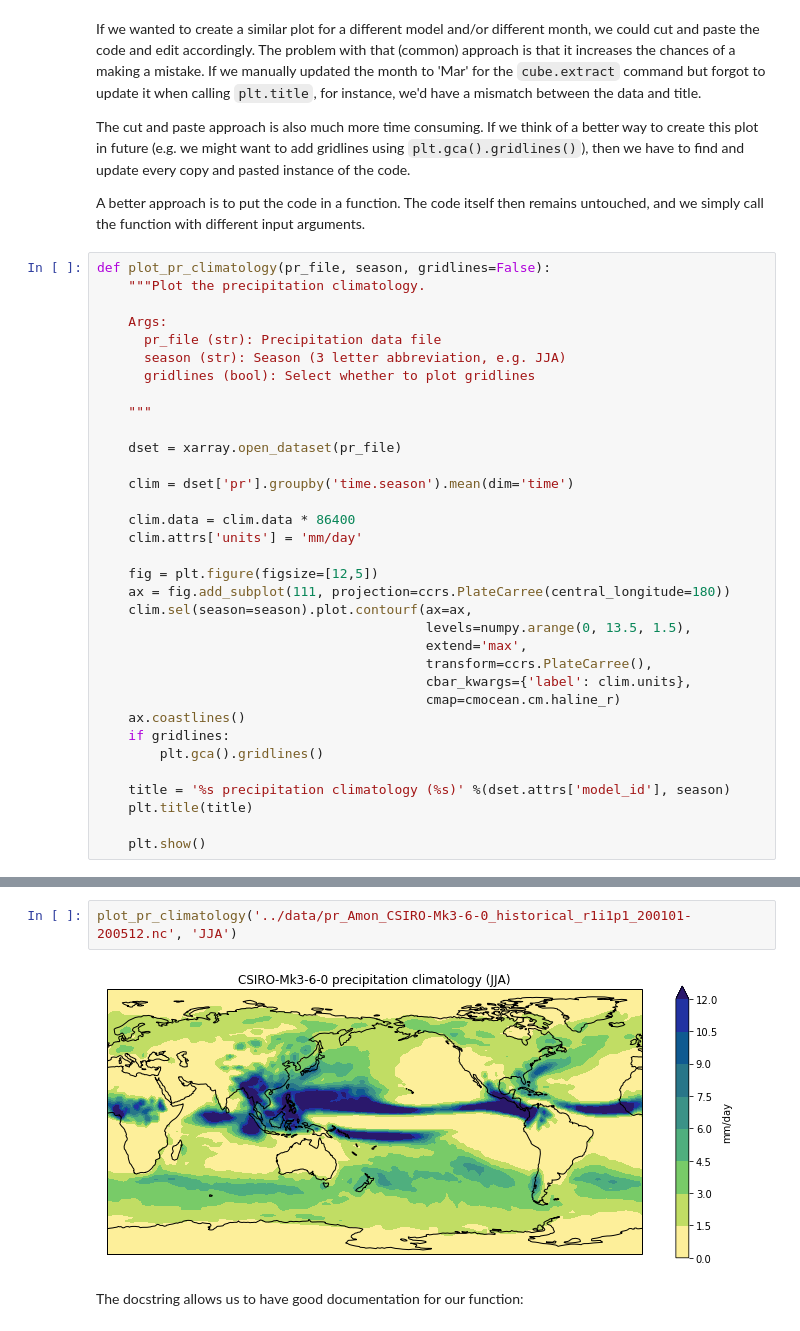
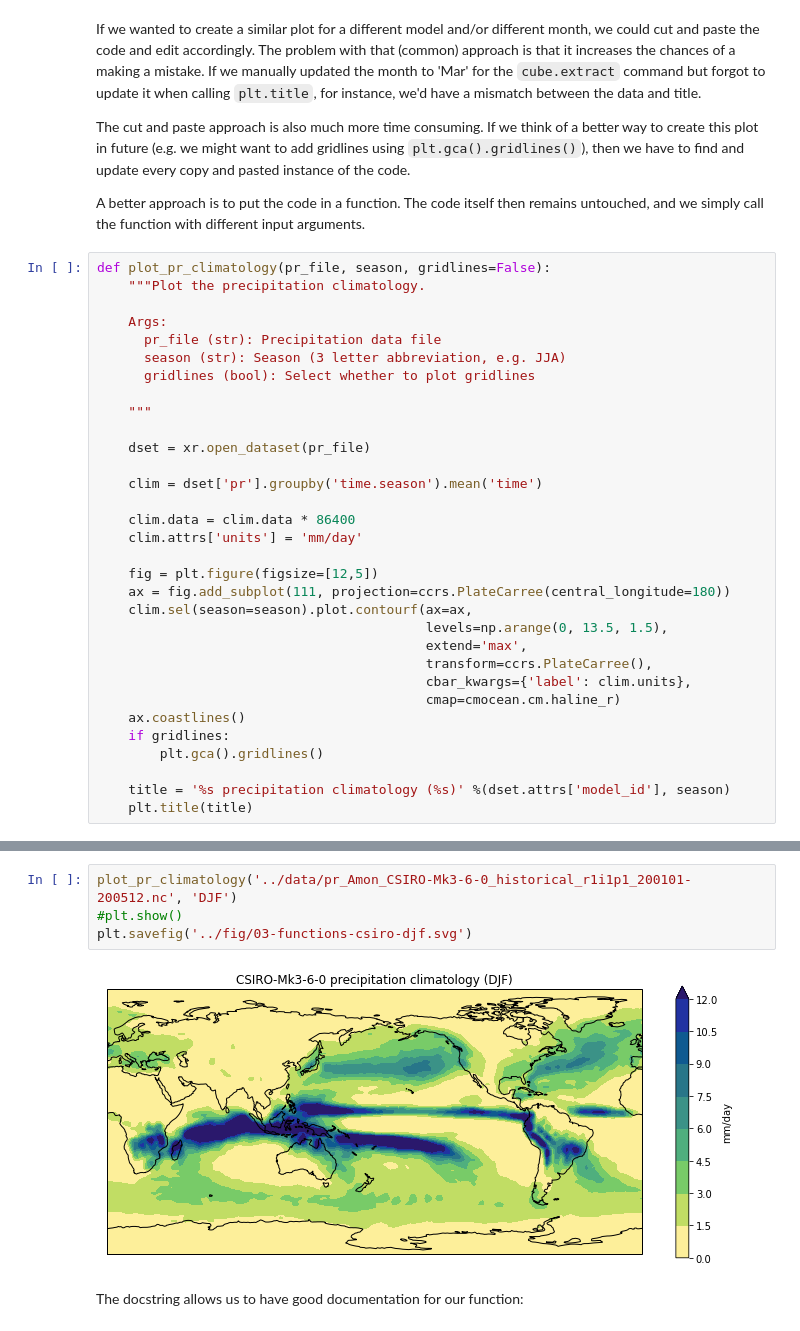
Before and after one commit to carpentries-lab/python-aos-lesson, a Jupyter notebook: notebooks/03-functions-xarray.ipynb, the cells around one changed output, grey strips where cells are left out. Drawn from its saved outputs; the diff is of its cells as text.

Commit message:
Updated 03-functions to xarray

```diff
--- a/notebooks/03-functions-xarray.ipynb
+++ b/notebooks/03-functions-xarray.ipynb
@@ -56,9 +57,9 @@ def plot_pr_climatology(pr_file, season, gridlines=False):
 
     """
 
-    dset = xarray.open_dataset(pr_file)
+    dset = xr.open_dataset(pr_file)
 
-    clim = dset['pr'].groupby('time.season').mean(dim='time')
+    clim = dset['pr'].groupby('time.season').mean('time')
 
     clim.data = clim.data * 86400
     clim.attrs['units'] = 'mm/day'
@@ -66,7 +67,7 @@ def plot_pr_climatology(pr_file, season, gridlines=False):
     fig = plt.figure(figsize=[12,5])
     ax = fig.add_subplot(111, projection=ccrs.PlateCarree(central_longitude=180))
     clim.sel(season=season).plot.contourf(ax=ax,
-                                          levels=numpy.arange(0, 13.5, 1.5),
+                                          levels=np.arange(0, 13.5, 1.5),
                                           extend='max',
                                           transform=ccrs.PlateCarree(),
                                           cbar_kwargs={'label': clim.units},
@@ -77,7 +78,5 @@ def plot_pr_climatology(pr_file, season, gridlines=False):
 
     title = '%s precipitation climatology (%s)' %(dset.attrs['model_id'], season)
     plt.title(title)
-
-    plt.show()
 # %%
 plot_pr_climatology('../data/pr_Amon_ACCESS1-3_historical_r1i1p1_200101-200512.nc', 'JJA')
@@ -84,9 +84,11 @@ plot_pr_climatology('../data/pr_Amon_ACCESS1-3_historical_r1i1p1_200101-200512.n
 # %% [output]
 [figure]
 # %%
-plot_pr_climatology('../data/pr_Amon_CSIRO-Mk3-6-0_historical_r1i1p1_200101-200512.nc', 'JJA')
+plot_pr_climatology('../data/pr_Amon_CSIRO-Mk3-6-0_historical_r1i1p1_200101-200512.nc', 'DJF')
+#plt.show()
+plt.savefig('../fig/03-functions-csiro-djf.svg')
 # %% [output]
-[figure, old version]
+[figure, new version]
 # %% [markdown]
 The docstring allows us to have good documentation for our function:
 # %%
```
Also changed, not shown: parts of 3 cells of this notebook, 9 other files.
